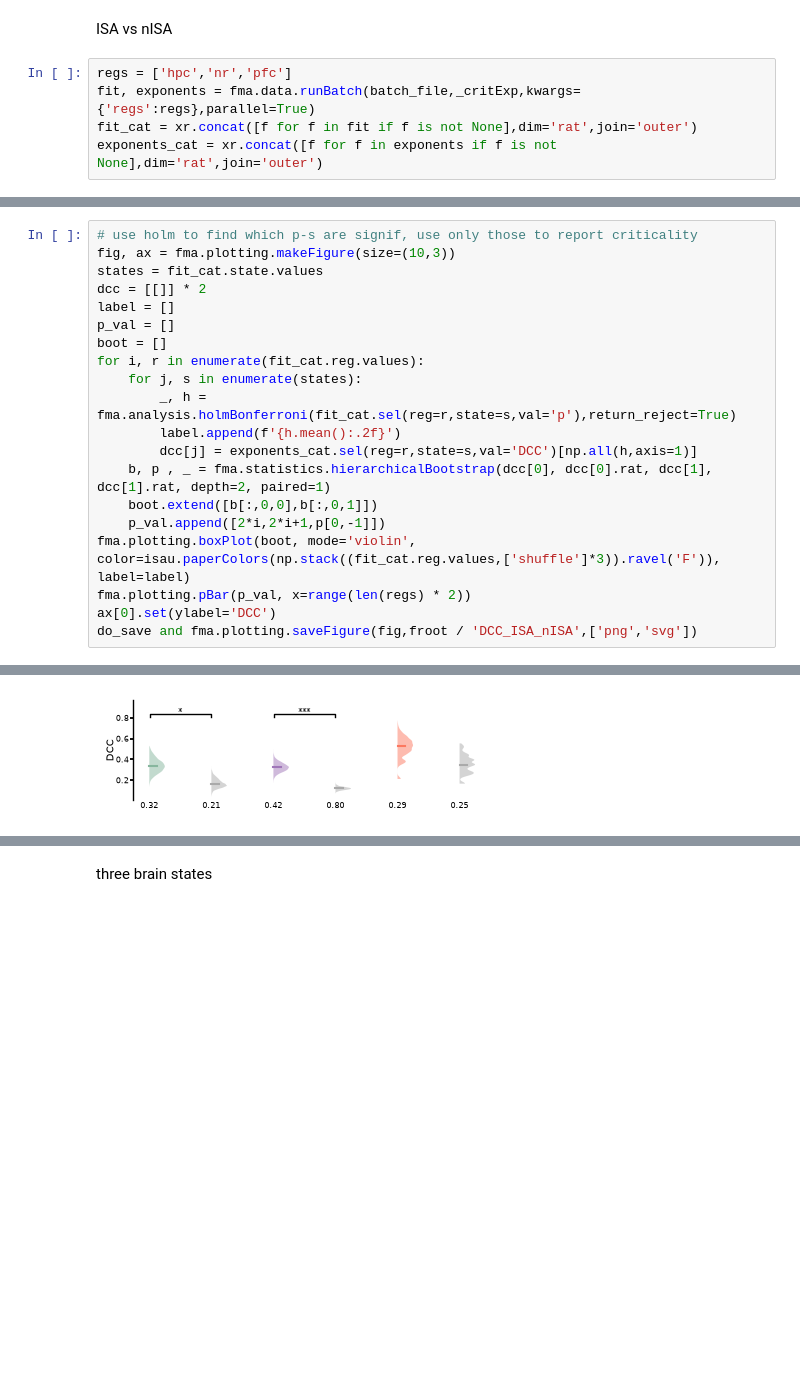
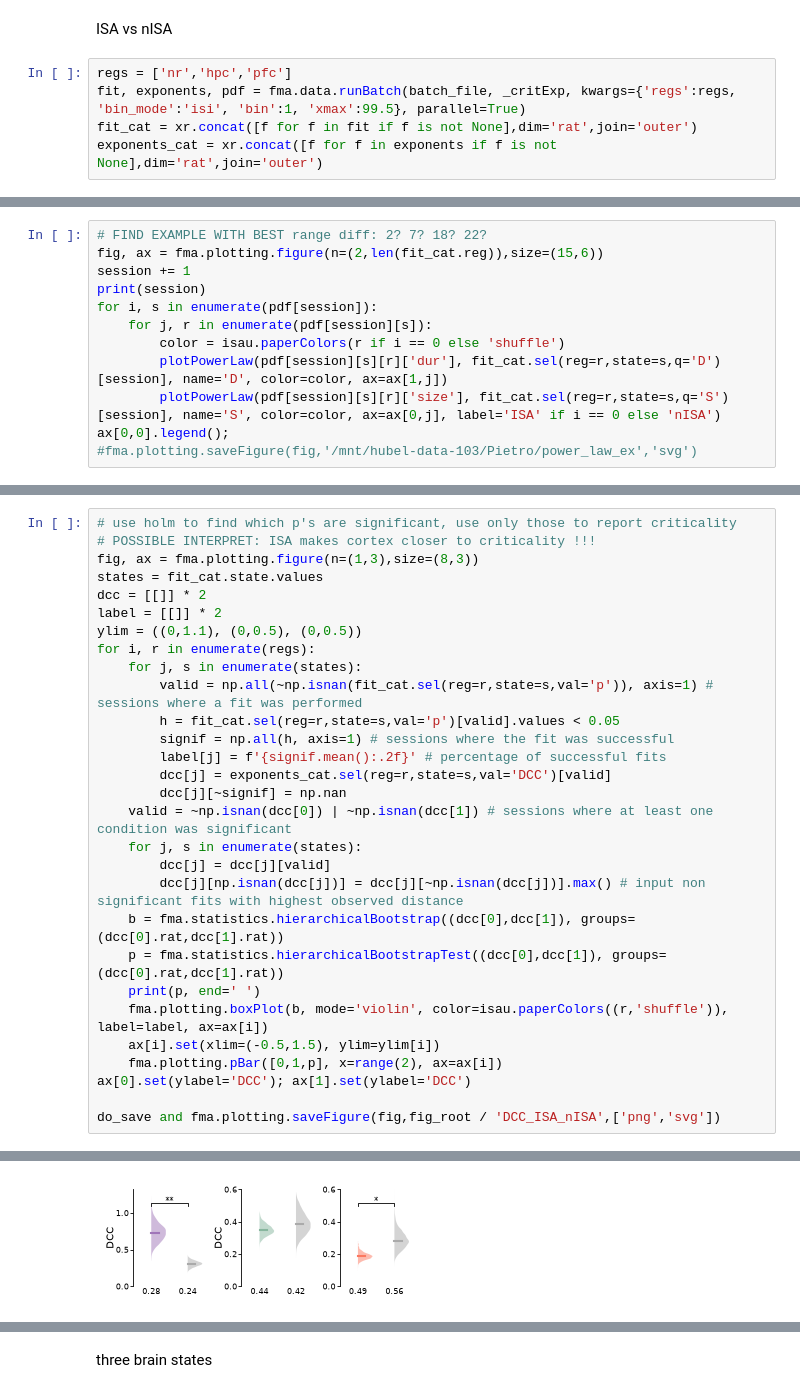
Before and after one commit to pietro-bozzo/NRCode, a Jupyter notebook: Python/Drafts/criticalExponents.ipynb, the cells around one changed output, grey strips where cells are left out. Drawn from its saved outputs; the diff is of its cells as text; blank space fills up the shorter version.

```diff
--- a/Python/Drafts/criticalExponents.ipynb
+++ b/Python/Drafts/criticalExponents.ipynb
@@ -419,8 +211,8 @@ fit, exponents = _critExp(session)
 # %% [markdown]
 ISA vs nISA
 # %%
-regs = ['hpc','nr','pfc']
-fit, exponents = fma.data.runBatch(batch_file,_critExp,kwargs={'regs':regs},parallel=True)
+regs = ['nr','hpc','pfc']
+fit, exponents, pdf = fma.data.runBatch(batch_file, _critExp, kwargs={'regs':regs, 'bin_mode':'isi', 'bin':1, 'xmax':99.5}, parallel=True)
 fit_cat = xr.concat([f for f in fit if f is not None],dim='rat',join='outer')
 exponents_cat = xr.concat([f for f in exponents if f is not None],dim='rat',join='outer')
 # %% [output]
@@ -464,0 +238,12 @@ Batch completed with 5 errors, 2026-09-24 11:01:17.473664
+# %%
+# FIND EXAMPLE WITH BEST range diff: 2? 7? 18? 22?
+fig, ax = fma.plotting.figure(n=(2,len(fit_cat.reg)),size=(15,6))
+session += 1
+print(session)
+for i, s in enumerate(pdf[session]):
+    for j, r in enumerate(pdf[session][s]):
+        color = isau.paperColors(r if i == 0 else 'shuffle')
+        plotPowerLaw(pdf[session][s][r]['dur'], fit_cat.sel(reg=r,state=s,q='D')[session], name='D', color=color, ax=ax[1,j])
+        plotPowerLaw(pdf[session][s][r]['size'], fit_cat.sel(reg=r,state=s,q='S')[session], name='S', color=color, ax=ax[0,j], label='ISA' if i == 0 else 'nISA')
+ax[0,0].legend();
+#fma.plotting.saveFigure(fig,'/mnt/hubel-data-103/Pietro/power_law_ex','svg')
@@ -465,21 +253,30 @@ Batch completed with 5 errors, 2026-09-24 11:01:17.473664
 # %%
-# use holm to find which p-s are signif, use only those to report criticality
-fig, ax = fma.plotting.makeFigure(size=(10,3))
+# use holm to find which p's are significant, use only those to report criticality
+# POSSIBLE INTERPRET: ISA makes cortex closer to criticality !!!
+fig, ax = fma.plotting.figure(n=(1,3),size=(8,3))
 states = fit_cat.state.values
 dcc = [[]] * 2
-label = []
-p_val = []
-boot = []
-for i, r in enumerate(fit_cat.reg.values):
+label = [[]] * 2
+ylim = ((0,1.1), (0,0.5), (0,0.5))
+for i, r in enumerate(regs):
     for j, s in enumerate(states):
-        _, h = fma.analysis.holmBonferroni(fit_cat.sel(reg=r,state=s,val='p'),return_reject=True)
-        label.append(f'{h.mean():.2f}')
-        dcc[j] = exponents_cat.sel(reg=r,state=s,val='DCC')[np.all(h,axis=1)]
-    b, p , _ = fma.statistics.hierarchicalBootstrap(dcc[0], dcc[0].rat, dcc[1], dcc[1].rat, depth=2, paired=1)
-    boot.extend([b[:,0,0],b[:,0,1]])
-    p_val.append([2*i,2*i+1,p[0,-1]])
-fma.plotting.boxPlot(boot, mode='violin', color=isau.paperColors(np.stack((fit_cat.reg.values,['shuffle']*3)).ravel('F')), label=label)
-fma.plotting.pBar(p_val, x=range(len(regs) * 2))
-ax[0].set(ylabel='DCC')
-do_save and fma.plotting.saveFigure(fig,froot / 'DCC_ISA_nISA',['png','svg'])
+        valid = np.all(~np.isnan(fit_cat.sel(reg=r,state=s,val='p')), axis=1) # sessions where a fit was performed
+        h = fit_cat.sel(reg=r,state=s,val='p')[valid].values < 0.05
+        signif = np.all(h, axis=1) # sessions where the fit was successful
+        label[j] = f'{signif.mean():.2f}' # percentage of successful fits
+        dcc[j] = exponents_cat.sel(reg=r,state=s,val='DCC')[valid]
+        dcc[j][~signif] = np.nan
+    valid = ~np.isnan(dcc[0]) | ~np.isnan(dcc[1]) # sessions where at least one condition was significant
+    for j, s in enumerate(states):
+        dcc[j] = dcc[j][valid]
+        dcc[j][np.isnan(dcc[j])] = dcc[j][~np.isnan(dcc[j])].max() # input non significant fits with highest observed distance
+    b = fma.statistics.hierarchicalBootstrap((dcc[0],dcc[1]), groups=(dcc[0].rat,dcc[1].rat))
+    p = fma.statistics.hierarchicalBootstrapTest((dcc[0],dcc[1]), groups=(dcc[0].rat,dcc[1].rat))
+    print(p, end=' ')
+    fma.plotting.boxPlot(b, mode='violin', color=isau.paperColors((r,'shuffle')), label=label, ax=ax[i])
+    ax[i].set(xlim=(-0.5,1.5), ylim=ylim[i])
+    fma.plotting.pBar([0,1,p], x=range(2), ax=ax[i])
+ax[0].set(ylabel='DCC'); ax[1].set(ylabel='DCC')
+
+do_save and fma.plotting.saveFigure(fig,fig_root / 'DCC_ISA_nISA',['png','svg'])
 # %% [output]
@@ -487 +285 @@ False
-[figure, old version]
+[figure, new version]
```
Also changed, not shown: parts of 14 cells of this notebook, 20 other files.
